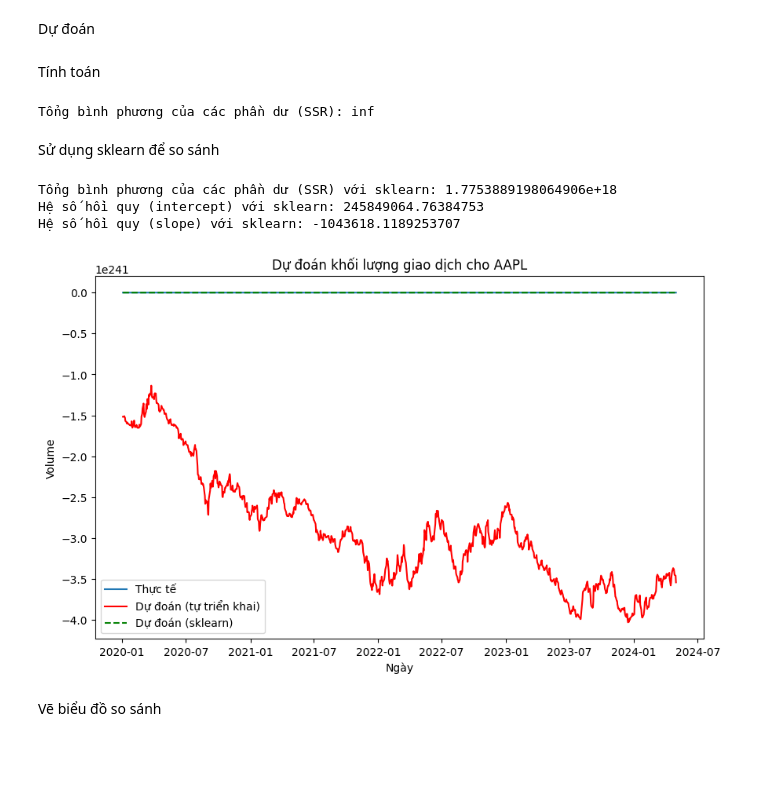
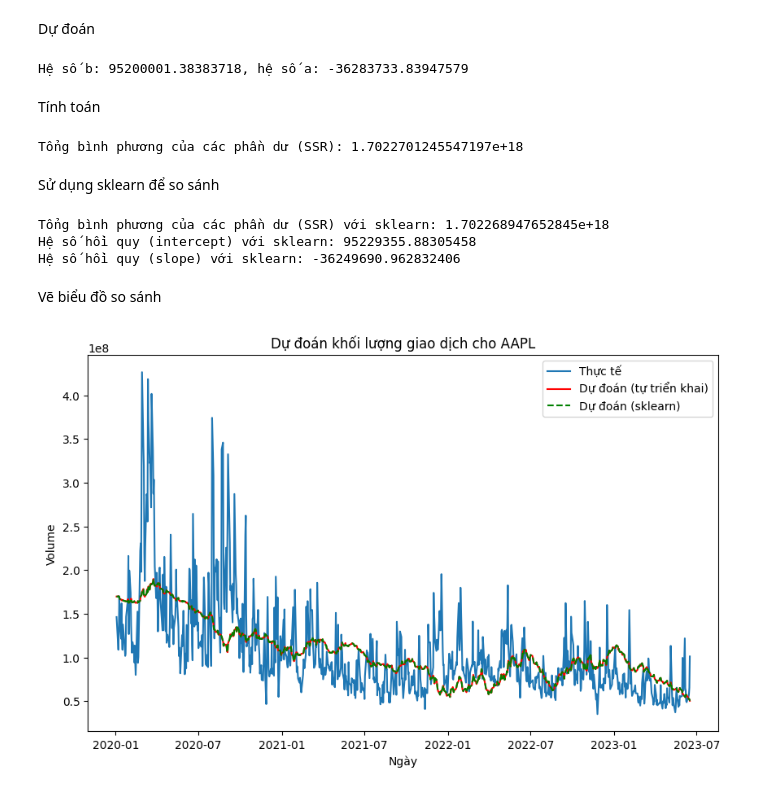
Before and after one commit to Ttdne/Stock-Prediction-Using-Linear-Regression, a Jupyter notebook: Big_Project/src/Volumn_predict.ipynb, the cells around one changed output. Drawn from its saved outputs; the diff is of its cells as text; code cells hidden in the pictures; blank space fills up the shorter version.

```diff
--- a/Big_Project/src/Volumn_predict.ipynb
+++ b/Big_Project/src/Volumn_predict.ipynb
@@ -37,17 +37,22 @@ print(data_from_csv.head())
 prices = data_from_csv['Price'].values
 volumes = data_from_csv['Volume'].values
 
-# Chuẩn hóa dữ liệu
-mean_price = np.mean(prices)
-std_price = np.std(prices)
-prices = (prices - mean_price) / std_price
+# # Chuẩn hóa dữ liệu
+# mean_price = np.mean(prices)
+# std_price = np.std(prices)
+# prices = (prices - mean_price) / std_price
+
+# Split data into train and test sets
+split_index = int(0.8 * len(prices))
+train_prices, test_prices = prices[:split_index], prices[split_index:]
+train_volumes, test_volumes = volumes[:split_index], volumes[split_index:]
+train_data, test_data = data[:split_index], data[split_index:]
 
 # Căn chỉnh dữ liệu
-volumes = volumes[1:]  # Loại bỏ phần tử đầu tiên của volumes
-prices = prices[:-1]   # Loại bỏ phần tử cuối cùng của prices
-
-# Số lượng mẫu
-m = len(volumes)
+train_volumes = train_volumes[1:]  # Loại bỏ phần tử đầu tiên của volumes
+train_prices = train_prices[:-1]   # Loại bỏ phần tử cuối cùng của prices
+test_volumes = test_volumes[1:]
+test_prices = test_prices[:-1]
 # %% [output]
 [*********************100%%**********************]  1 of 1 completed
 Open      0
@@ -101,49 +115,53 @@ Hệ số b: -1.3437498046626851e+237, hệ số a: -2.0352376480781843e+239
 Dự đoán
 # %%
 # Dự đoán volume sử dụng các hệ số vừa tìm được
-volume_pred = b + a * prices
+train_volumes_pred, train_incepter, train_slope = predict(train_prices, train_volumes)
+# %% [output]
+Hệ số b: 95200001.38383718, hệ số a: -36283733.83947579
 # %% [markdown]
 Tính toán
 # %%
 # Tính tổng bình phương của các phần dư (SSR)
-ssr = np.sum((volume_pred - volumes) ** 2)
+ssr = np.sum((train_volumes_pred - train_volumes) ** 2)
 print(f"Tổng bình phương của các phần dư (SSR): {ssr}")
 # %% [output]
-Tổng bình phương của các phần dư (SSR): inf
+Tổng bình phương của các phần dư (SSR): 1.7022701245547197e+18
 # %% [markdown]
 Sử dụng sklearn để so sánh
 # %%
 # Chuyển đổi prices thành dạng 2D cho sklearn
-prices_reshaped = prices.reshape(-1, 1)
+train_prices_reshaped = train_prices.reshape(-1, 1)
+test_prices_reshaped = test_prices.reshape(-1, 1)
 
 # Khởi tạo và huấn luyện mô hình LinearRegression của sklearn
 model = LinearRegression()
-model.fit(prices_reshaped, volumes)
+model.fit(train_prices_reshaped, train_volumes)
 
 # Dự đoán khối lượng giao dịch với sklearn
-volumes_pred_sklearn = model.predict(prices_reshaped)
+train_volumes_pred_sklearn = model.predict(train_prices_reshaped)
 
 # Tính SSR cho mô hình sklearn
-ssr_sklearn = mean_squared_error(volumes, volumes_pred_sklearn) * m
+ssr_sklearn = mean_squared_error(train_volumes, train_volumes_pred_sklearn) * m
 print(f"Tổng bình phương của các phần dư (SSR) với sklearn: {ssr_sklearn}")
 
 # So sánh hệ số hồi quy
 print(f"Hệ số hồi quy (intercept) với sklearn: {model.intercept_}")
 print(f"Hệ số hồi quy (slope) với sklearn: {model.coef_[0]}")
 # %% [output]
-Tổng bình phương của các phần dư (SSR) với sklearn: 1.7753889198064906e+18
-Hệ số hồi quy (intercept) với sklearn: 245849064.76384753
-Hệ số hồi quy (slope) với sklearn: -1043618.1189253707
+Tổng bình phương của các phần dư (SSR) với sklearn: 1.702268947652845e+18
+Hệ số hồi quy (intercept) với sklearn: 95229355.88305458
+Hệ số hồi quy (slope) với sklearn: -36249690.962832406
-[figure, removed]
 # %% [markdown]
 Vẽ biểu đồ so sánh
 # %%
 plt.figure(figsize=(10, 6))
-plt.plot(data.index[1:], volumes, label='Thực tế')
-plt.plot(data.index[1:], volume_pred, label='Dự đoán (tự triển khai)', color='r')
-plt.plot(data.index[1:], volumes_pred_sklearn, label='Dự đoán (sklearn)', color='g', linestyle='--')
+plt.plot(train_data.index[1:], train_volumes, label='Thực tế')
+plt.plot(train_data.index[1:], train_volumes_pred, label='Dự đoán (tự triển khai)', color='r')
+plt.plot(train_data.index[1:], train_volumes_pred_sklearn, label='Dự đoán (sklearn)', color='g', linestyle='--')
 plt.xlabel('Ngày')
 plt.ylabel('Volume')
 plt.title(f'Dự đoán khối lượng giao dịch cho {ticker}')
 plt.legend()
 plt.show()
+# %% [output]
+[figure, added]
```
Also changed, not shown: parts of 4 cells of this notebook.
